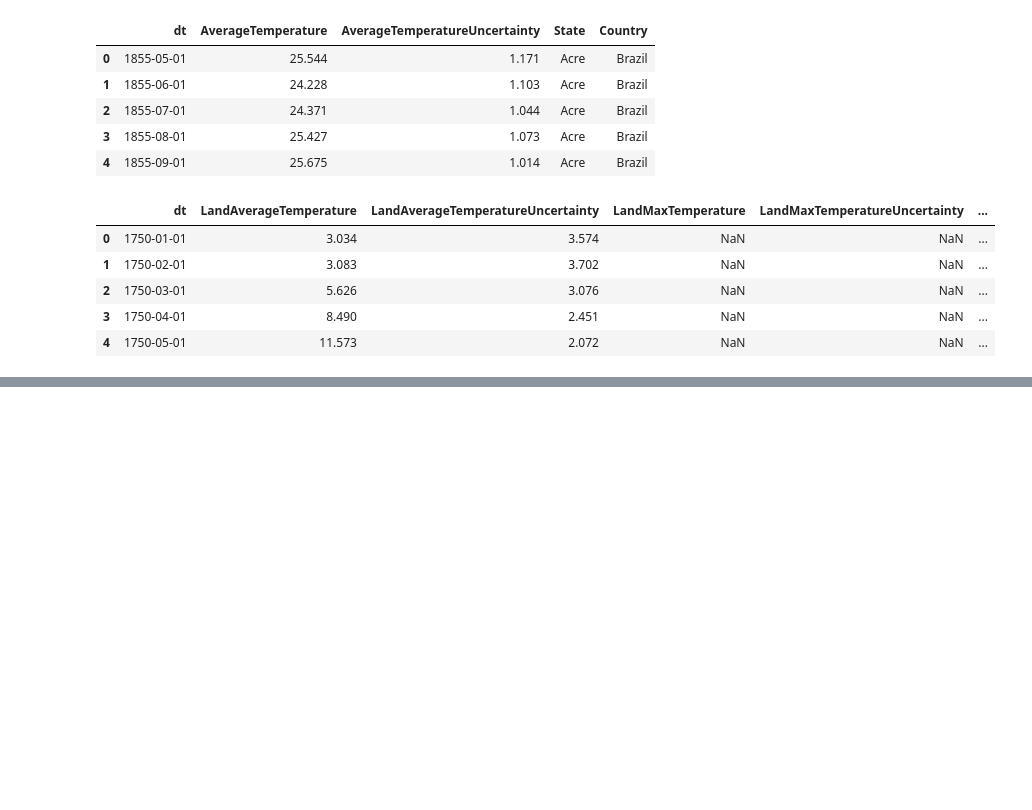
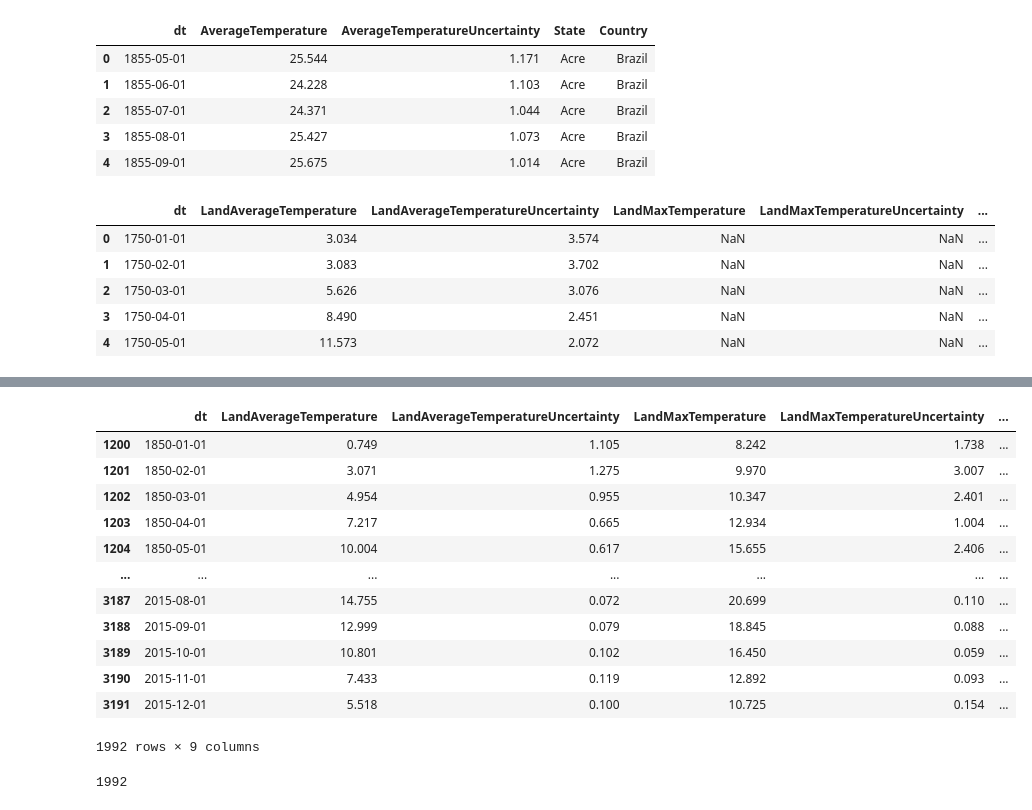
Before and after one commit to Onyx-Prasai/Global_Weather-Climate_Analyzer, a Jupyter notebook: Code_File/Weather_Analyzer.ipynb, the cells around one changed output, grey strips where cells are left out. Cells and saved outputs as stored; diff of their text form; code cells hidden in the pictures; blank space fills up the shorter version.

```diff
--- a/Code_File/Weather_Analyzer.ipynb
+++ b/Code_File/Weather_Analyzer.ipynb
@@ -54,0 +85,20 @@ df5.head()
+# %%
+df5.dropna()
+# %% [output]
+|  | dt | LandAverageTemperature | LandAverageTemperatureUncertainty | LandMaxTemperature | LandMaxTemperatureUncertainty | ... |
+| 1200 | 1850-01-01 | 0.749 | 1.105 | 8.242 | 1.738 | ... |
+| 1201 | 1850-02-01 | 3.071 | 1.275 | 9.970 | 3.007 | ... |
+| 1202 | 1850-03-01 | 4.954 | 0.955 | 10.347 | 2.401 | ... |
+| 1203 | 1850-04-01 | 7.217 | 0.665 | 12.934 | 1.004 | ... |
+| 1204 | 1850-05-01 | 10.004 | 0.617 | 15.655 | 2.406 | ... |
+| ... | ... | ... | ... | ... | ... | ... |
+| 3187 | 2015-08-01 | 14.755 | 0.072 | 20.699 | 0.110 | ... |
+| 3188 | 2015-09-01 | 12.999 | 0.079 | 18.845 | 0.088 | ... |
+| 3189 | 2015-10-01 | 10.801 | 0.102 | 16.450 | 0.059 | ... |
+| 3190 | 2015-11-01 | 7.433 | 0.119 | 12.892 | 0.093 | ... |
+| 3191 | 2015-12-01 | 5.518 | 0.100 | 10.725 | 0.154 | ... |
+1992 rows × 9 columns
+# %%
+len(df5)
+# %% [output]
+1992
```
Also changed, not shown: parts of 12 cells of this notebook.
